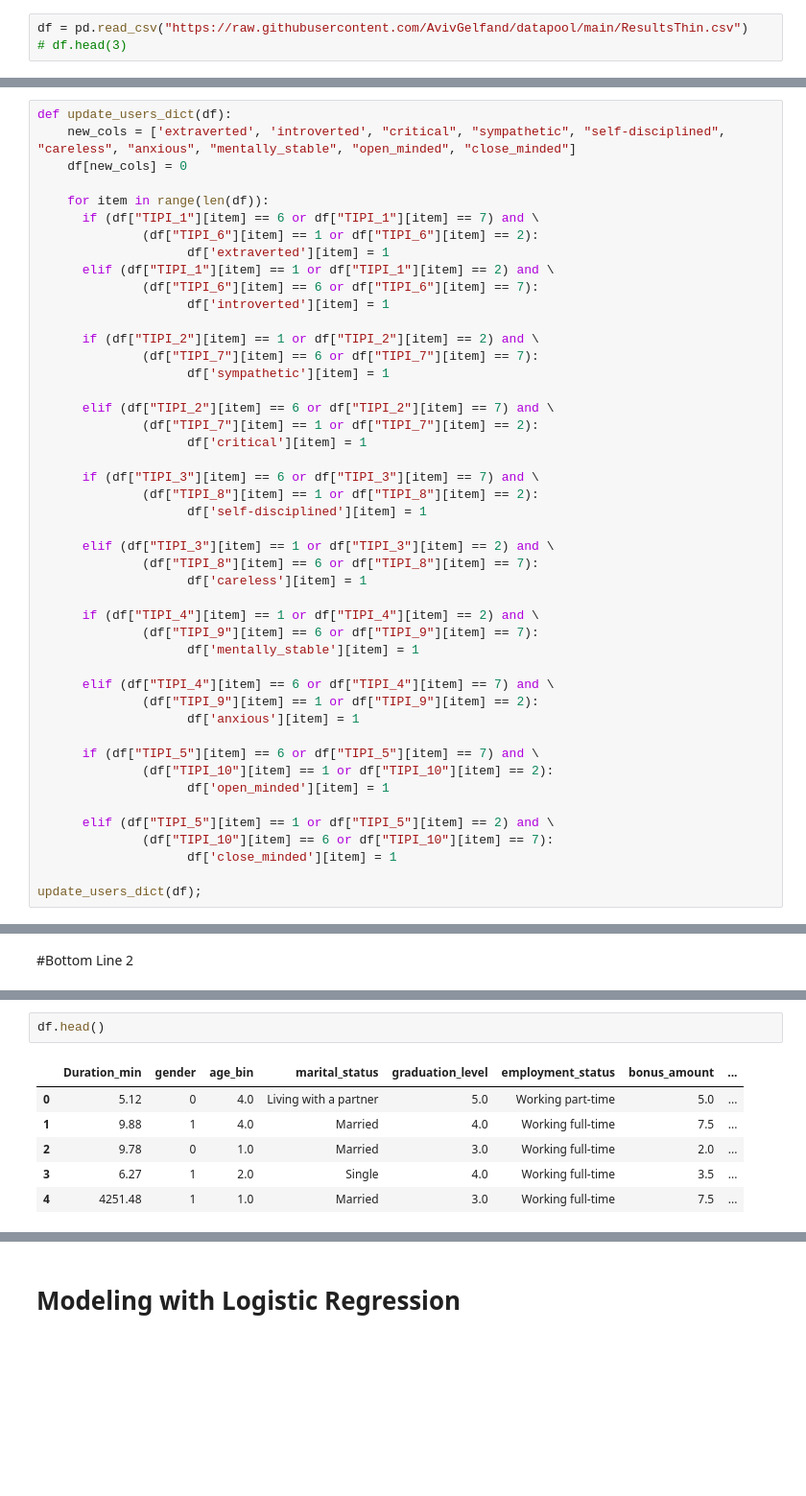
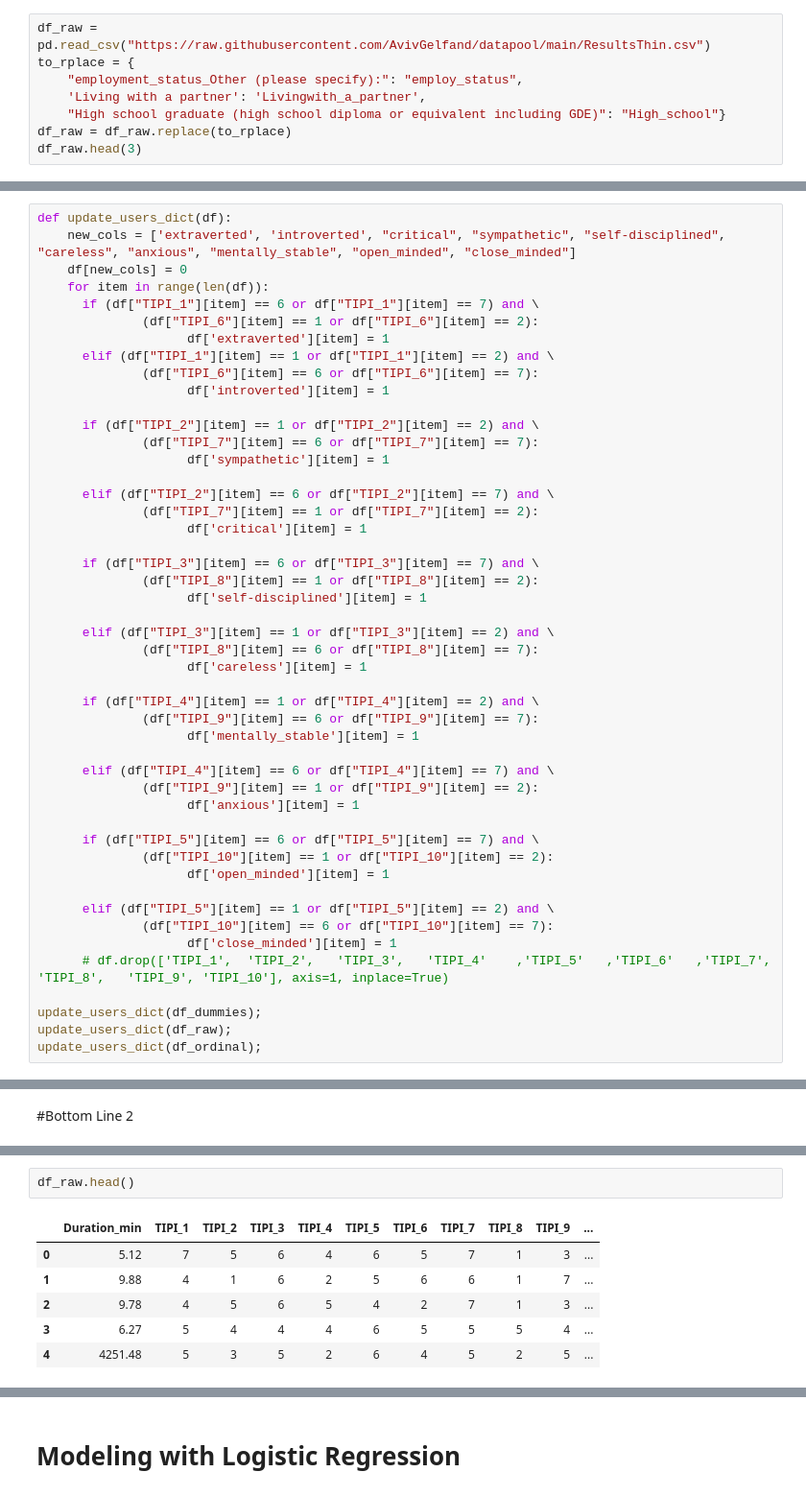
Before and after one commit to AvivGelfand/Blockchain-Research, a Jupyter notebook: SurveyResultsAnalysis.ipynb, the cells around one changed output, grey strips where cells are left out. Shown at 96% size. Drawn from its saved outputs; the diff is of its cells as text; blank space fills up the shorter version.

```diff
--- a/SurveyResultsAnalysis.ipynb
+++ b/SurveyResultsAnalysis.ipynb
@@ -23,5 +23,10 @@ warnings.filterwarnings('ignore')
 # %% [markdown]
 # Loading Data Set
 # %%
-df = pd.read_csv("https://raw.githubusercontent.com/AvivGelfand/datapool/main/ResultsThin.csv")
-# df.head(3)
+df_raw = pd.read_csv("https://raw.githubusercontent.com/AvivGelfand/datapool/main/ResultsThin.csv")
+to_rplace = {
+    "employment_status_Other (please specify):": "employ_status",
+    'Living with a partner': 'Livingwith_a_partner',
+    "High school graduate (high school diploma or equivalent including GDE)": "High_school"}
+df_raw = df_raw.replace(to_rplace)
+df_raw.head(3)
@@ -144,7 +153,6 @@ df[['age_bin', 'graduation_level']]
 def update_users_dict(df):
     new_cols = ['extraverted', 'introverted', "critical", "sympathetic", "self-disciplined", "careless", "anxious", "mentally_stable", "open_minded", "close_minded"]
     df[new_cols] = 0
-
     for item in range(len(df)):
       if (df["TIPI_1"][item] == 6 or df["TIPI_1"][item] == 7) and \
               (df["TIPI_6"][item] == 1 or df["TIPI_6"][item] == 2):
@@ -184,5 +192,8 @@ def update_users_dict(df):
       elif (df["TIPI_5"][item] == 1 or df["TIPI_5"][item] == 2) and \
               (df["TIPI_10"][item] == 6 or df["TIPI_10"][item] == 7):
                     df['close_minded'][item] = 1
+      # df.drop(['TIPI_1',	'TIPI_2',	'TIPI_3',	'TIPI_4'	,'TIPI_5'	,'TIPI_6'	,'TIPI_7',	'TIPI_8',	'TIPI_9', 'TIPI_10'], axis=1, inplace=True)
 
-update_users_dict(df);
+update_users_dict(df_dummies);
+update_users_dict(df_raw);
+update_users_dict(df_ordinal);
@@ -297,11 +307,11 @@ sns.pairplot(df, vars = ['bonus_amount', 'Duration_min'], hue = "agreed_to_sell"
 # %% [output]
 [figure]
 # %%
-df.head()
+df_raw.head()
 # %% [output]
-|  | Duration_min | gender | age_bin | marital_status | graduation_level | employment_status | bonus_amount | ... |
-| 0 | 5.12 | 0 | 4.0 | Living with a partner | 5.0 | Working part-time | 5.0 | ... |
-| 1 | 9.88 | 1 | 4.0 | Married | 4.0 | Working full-time | 7.5 | ... |
-| 2 | 9.78 | 0 | 1.0 | Married | 3.0 | Working full-time | 2.0 | ... |
-| 3 | 6.27 | 1 | 2.0 | Single | 4.0 | Working full-time | 3.5 | ... |
-| 4 | 4251.48 | 1 | 1.0 | Married | 3.0 | Working full-time | 7.5 | ... |
+|  | Duration_min | TIPI_1 | TIPI_2 | TIPI_3 | TIPI_4 | TIPI_5 | TIPI_6 | TIPI_7 | TIPI_8 | TIPI_9 | ... |
+| 0 | 5.12 | 7 | 5 | 6 | 4 | 6 | 5 | 7 | 1 | 3 | ... |
+| 1 | 9.88 | 4 | 1 | 6 | 2 | 5 | 6 | 6 | 1 | 7 | ... |
+| 2 | 9.78 | 4 | 5 | 6 | 5 | 4 | 2 | 7 | 1 | 3 | ... |
+| 3 | 6.27 | 5 | 4 | 4 | 4 | 6 | 5 | 5 | 5 | 4 | ... |
+| 4 | 4251.48 | 5 | 3 | 5 | 2 | 6 | 4 | 5 | 2 | 5 | ... |
```
Also changed, not shown: parts of 48 cells of this notebook.
